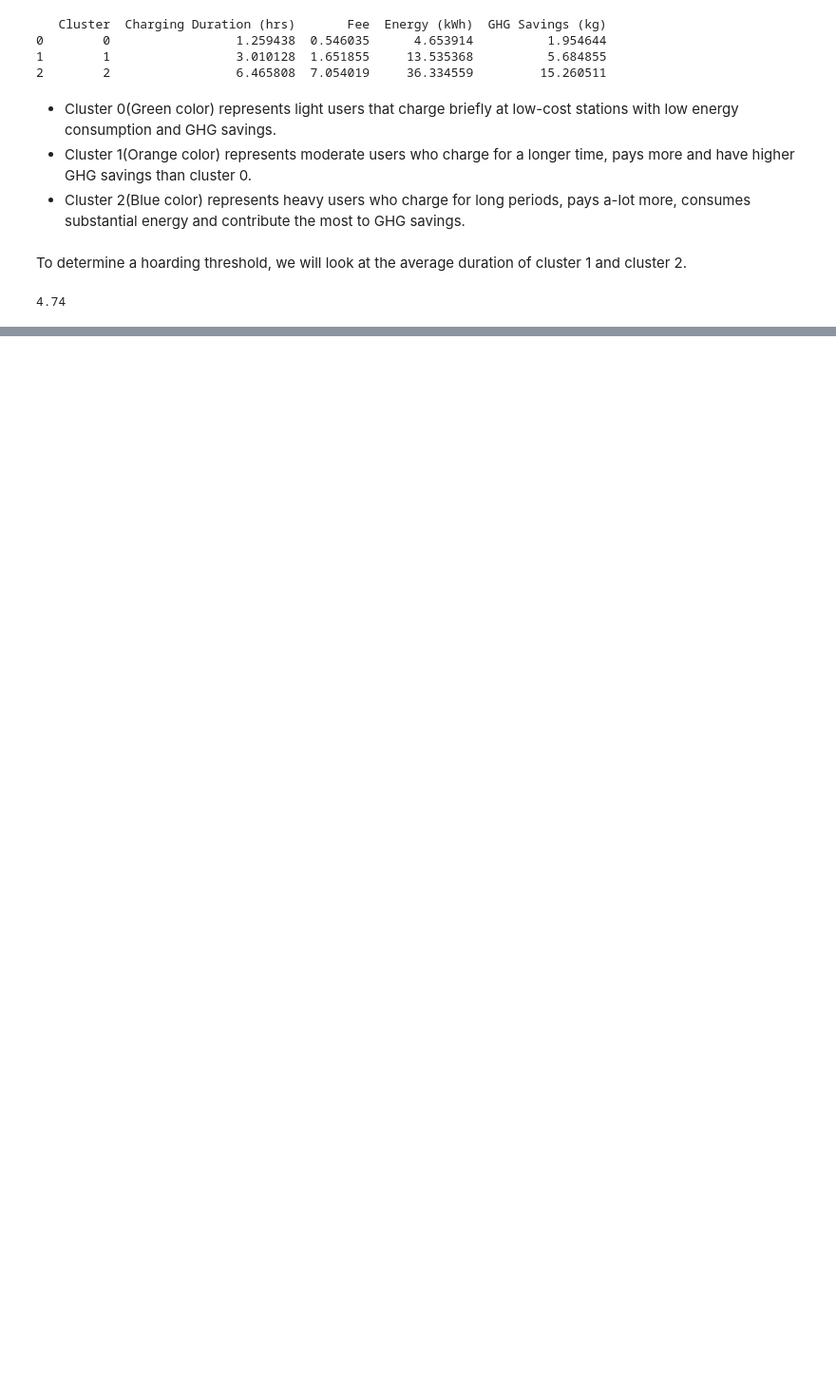
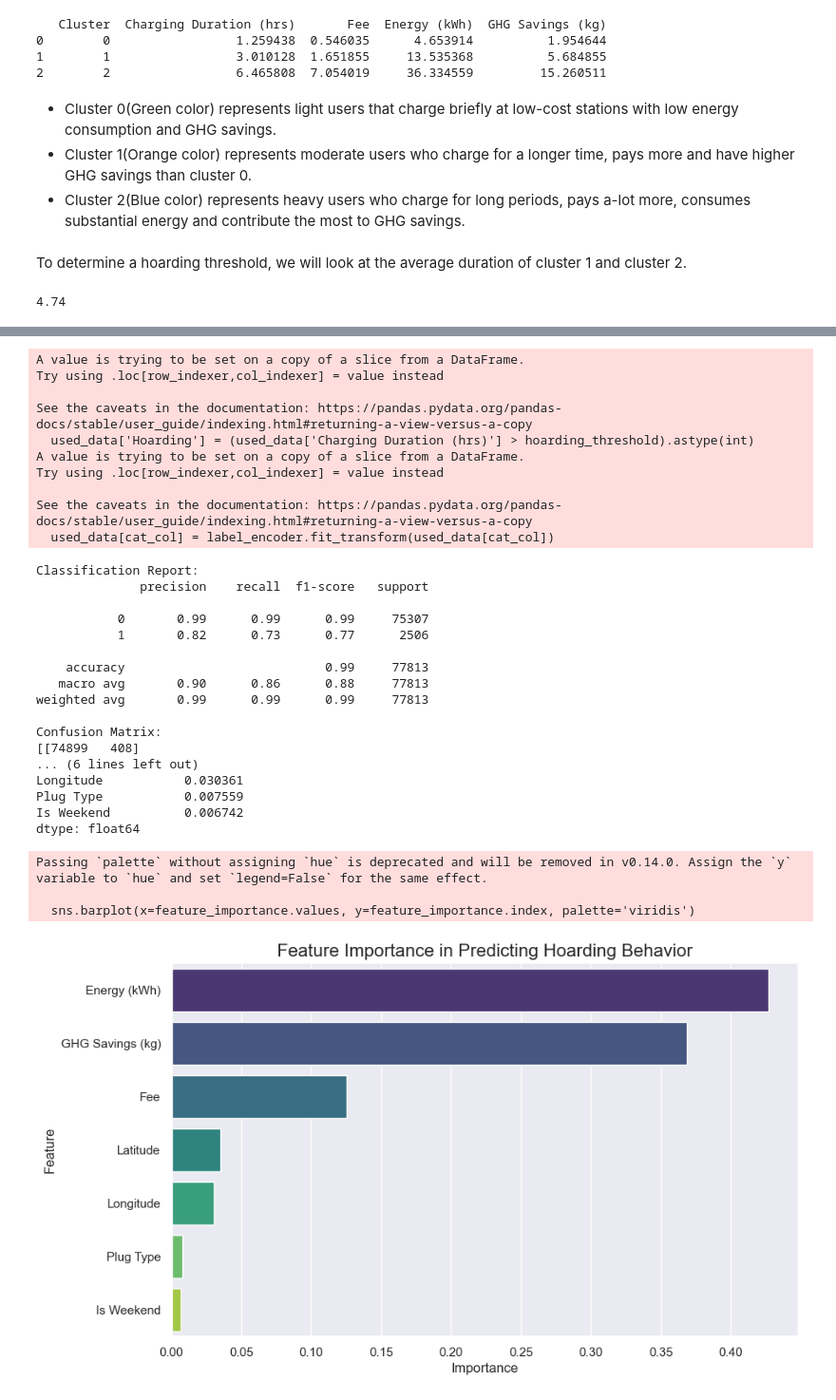
Before and after one commit to vilim-cro/Energy-and-Mobility, a Jupyter notebook: src/Section3_Exploration.ipynb, the cells around one changed output, grey strips where cells are left out. Shown at 95% size. Saved outputs shown, nothing was run; the diff lists cells and outputs as text; code cells hidden in the pictures; blank space fills up the shorter version.

```diff
--- a/src/Section3_Exploration.ipynb
+++ b/src/Section3_Exploration.ipynb
@@ -199,0 +203,65 @@ Next step, we use a regression model to try and predict whether an EV user is li
+# %%
+hoarding_threshold = 4.74
+used_data['Hoarding'] = (used_data['Charging Duration (hrs)'] > hoarding_threshold).astype(int)
+
+features = ['Fee', 'Energy (kWh)', 'GHG Savings (kg)', 'Is Weekend', 'Latitude', 'Longitude']
+categorical_features = ['Plug Type']
+label_encoder = LabelEncoder()
+for cat_col in categorical_features:
+    used_data[cat_col] = label_encoder.fit_transform(used_data[cat_col])
+    features.append(cat_col)
+
+X = used_data[features]
+y = used_data['Hoarding']
+X_train, X_test, y_train, y_test = train_test_split(X, y, test_size=0.3, random_state=42)
+rf_model = RandomForestClassifier(random_state=42)
+rf_model.fit(X_train, y_train)
+y_pred = rf_model.predict(X_test)
+
+print("Classification Report:")
+print(classification_report(y_test, y_pred))
+print("Confusion Matrix:")
+print(confusion_matrix(y_test, y_pred))
+
+feature_importance = pd.Series(rf_model.feature_importances_, index=features).sort_values(ascending=False)
+print("Feature Importance:")
+print(feature_importance)
+
+plt.figure(figsize=(10, 6))
+sns.barplot(x=feature_importance.values, y=feature_importance.index, palette='viridis')
+plt.title('Feature Importance in Predicting Hoarding Behavior', fontsize=16)
+plt.xlabel('Importance', fontsize=12)
+plt.ylabel('Feature', fontsize=12)
+plt.show()
+# %% [output]
+A value is trying to be set on a copy of a slice from a DataFrame.
+Try using .loc[row_indexer,col_indexer] = value instead
+
+See the caveats in the documentation: https://pandas.pydata.org/pandas-docs/stable/user_guide/indexing.html#returning-a-view-versus-a-copy
+  used_data['Hoarding'] = (used_data['Charging Duration (hrs)'] > hoarding_threshold).astype(int)
+A value is trying to be set on a copy of a slice from a DataFrame.
+Try using .loc[row_indexer,col_indexer] = value instead
+
+See the caveats in the documentation: https://pandas.pydata.org/pandas-docs/stable/user_guide/indexing.html#returning-a-view-versus-a-copy
+  used_data[cat_col] = label_encoder.fit_transform(used_data[cat_col])
+Classification Report:
+              precision    recall  f1-score   support
+
+           0       0.99      0.99      0.99     75307
+           1       0.82      0.73      0.77      2506
+
+    accuracy                           0.99     77813
+   macro avg       0.90      0.86      0.88     77813
+weighted avg       0.99      0.99      0.99     77813
+
+Confusion Matrix:
+[[74899   408]
+... (6 lines left out)
+Longitude           0.030361
+Plug Type           0.007559
+Is Weekend          0.006742
+dtype: float64
+Passing `palette` without assigning `hue` is deprecated and will be removed in v0.14.0. Assign the `y` variable to `hue` and set `legend=False` for the same effect.
+
+  sns.barplot(x=feature_importance.values, y=feature_importance.index, palette='viridis')
+[figure, added]
```
Also changed, not shown: parts of 3 cells of this notebook.
